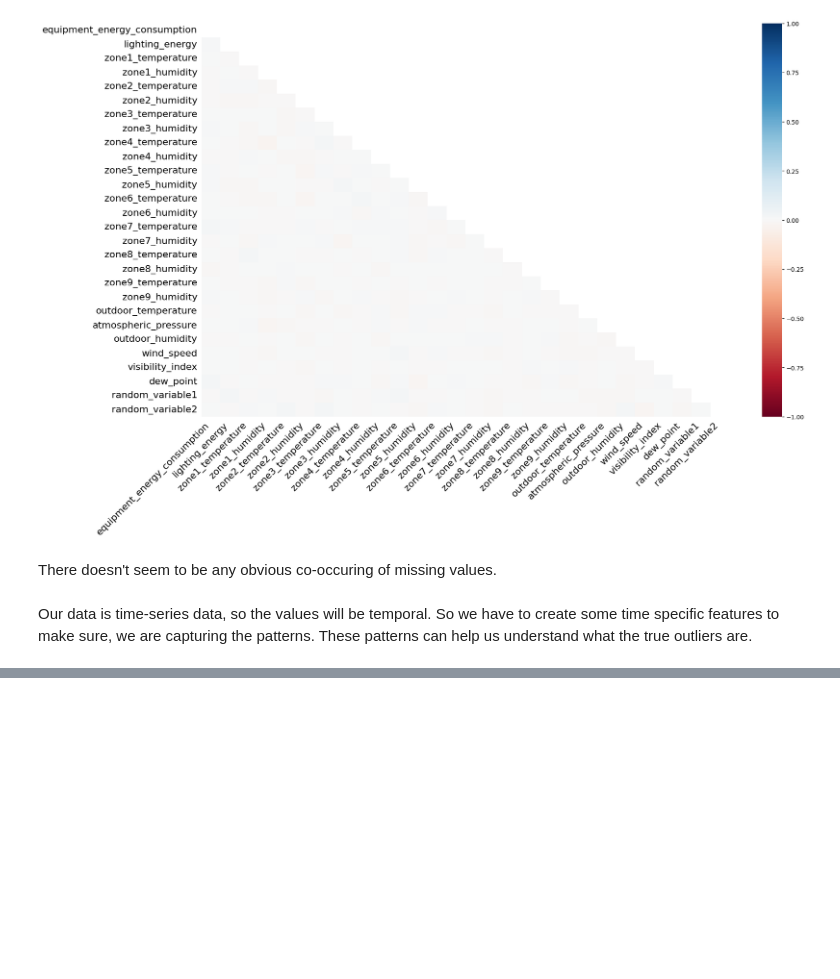
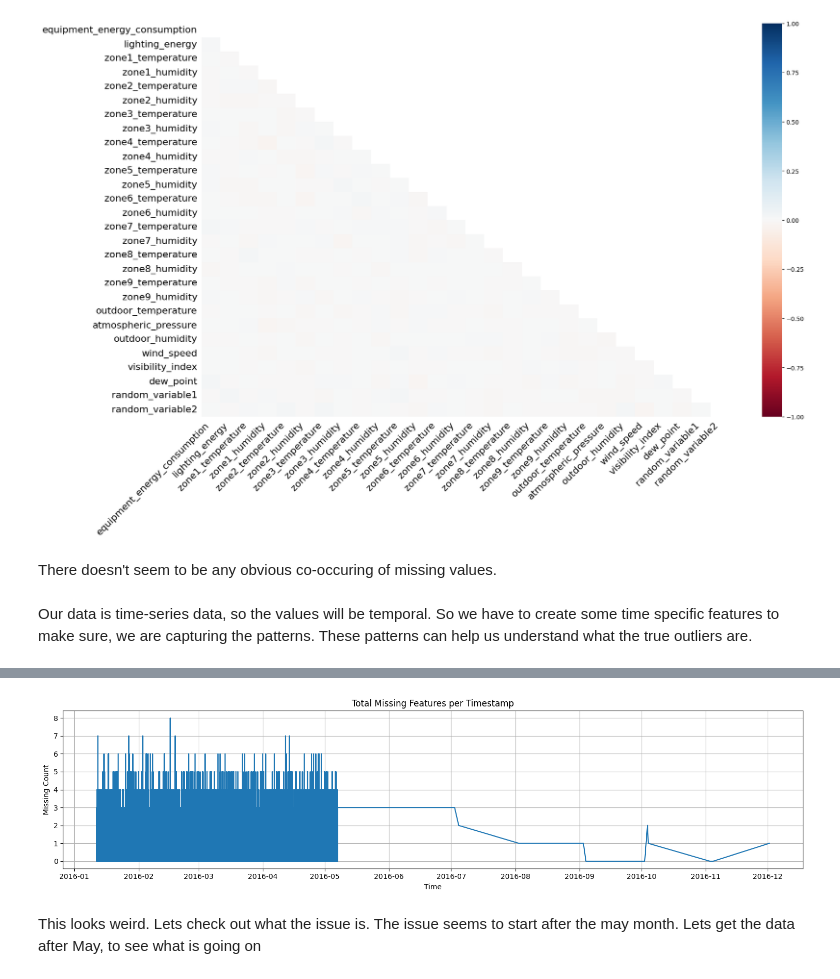
Before and after one commit to Ranjit2111/DS-Intern-Assignment-RanjitN, a Jupyter notebook: Regression.ipynb, the cells around one changed output, grey strips where cells are left out. Cells and saved outputs as stored; diff of their text form; code cells hidden in the pictures; blank space fills up the shorter version.

```diff
--- a/Regression.ipynb
+++ b/Regression.ipynb
@@ -367,7 +378,6 @@ There doesn't seem to be any obvious co-occuring of missing values.
 # %% [markdown]
 Our data is time-series data, so the values will be temporal. So we have to create some time specific features to make sure, we are capturing the patterns. These patterns can help us understand what the true outliers are.
 # %%
-df['timestamp'] = pd.to_datetime
 df['hour'] = df.index.hour
 df['minute'] = df.index.minute
 df['dayofweek'] = df.index.dayofweek  # 0 = Monday, 6 = Sunday
@@ -378,0 +401,14 @@ df.head()
+# %%
+missing_over_time = df.isnull().sum(axis=1)
+plt.figure(figsize=(15, 4))
+plt.plot(missing_over_time)
+plt.title("Total Missing Features per Timestamp")
+plt.xlabel("Time")
+plt.ylabel("Missing Count")
+plt.grid(True)
+plt.tight_layout()
+plt.show()
+# %% [output]
+[figure, added]
+# %% [markdown]
+This looks weird. Lets check out what the issue is. The issue seems to start after the may month. Lets get the data after May, to see what is going on
```
Also changed, not shown: parts of 29 cells of this notebook, 1 other file.
